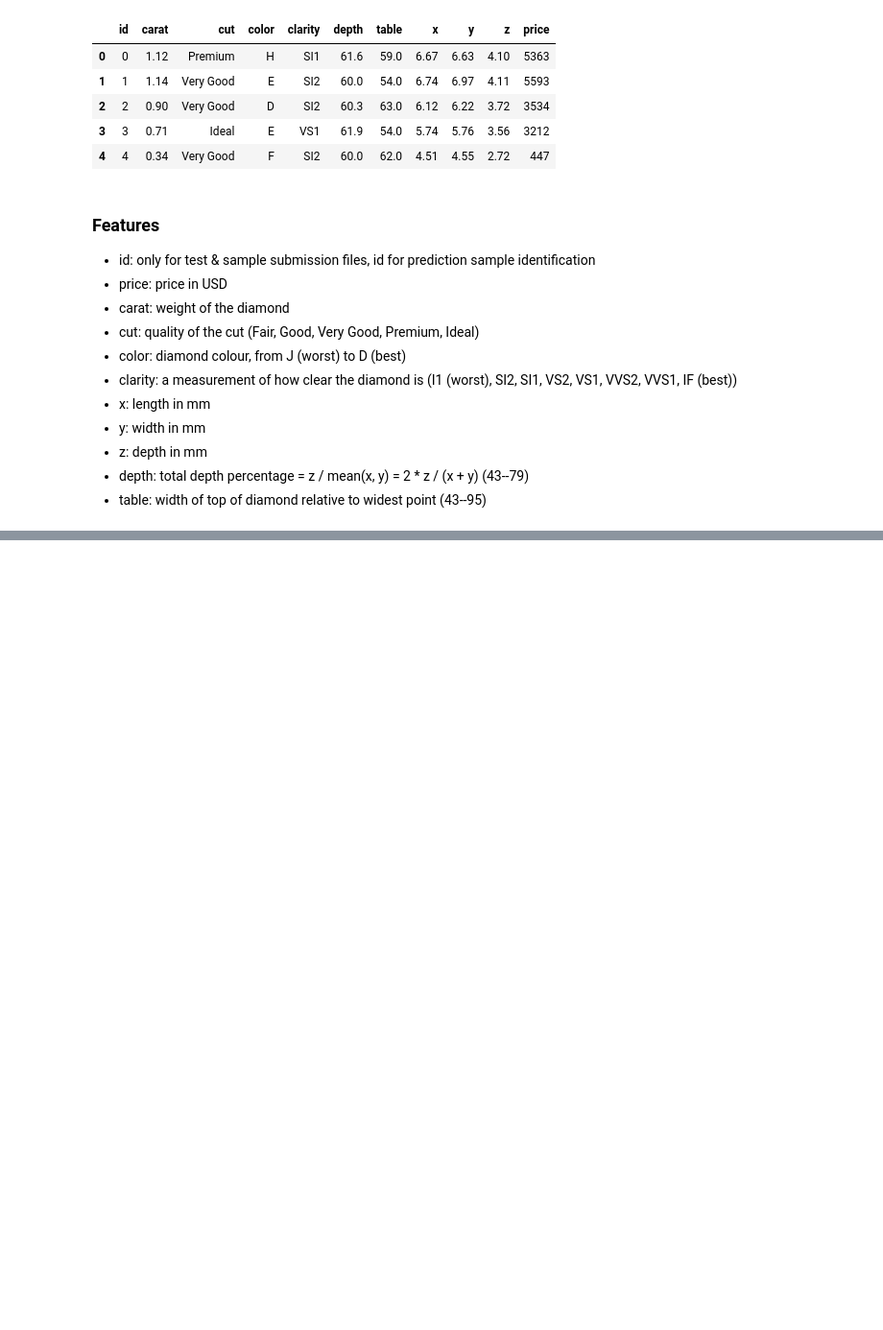
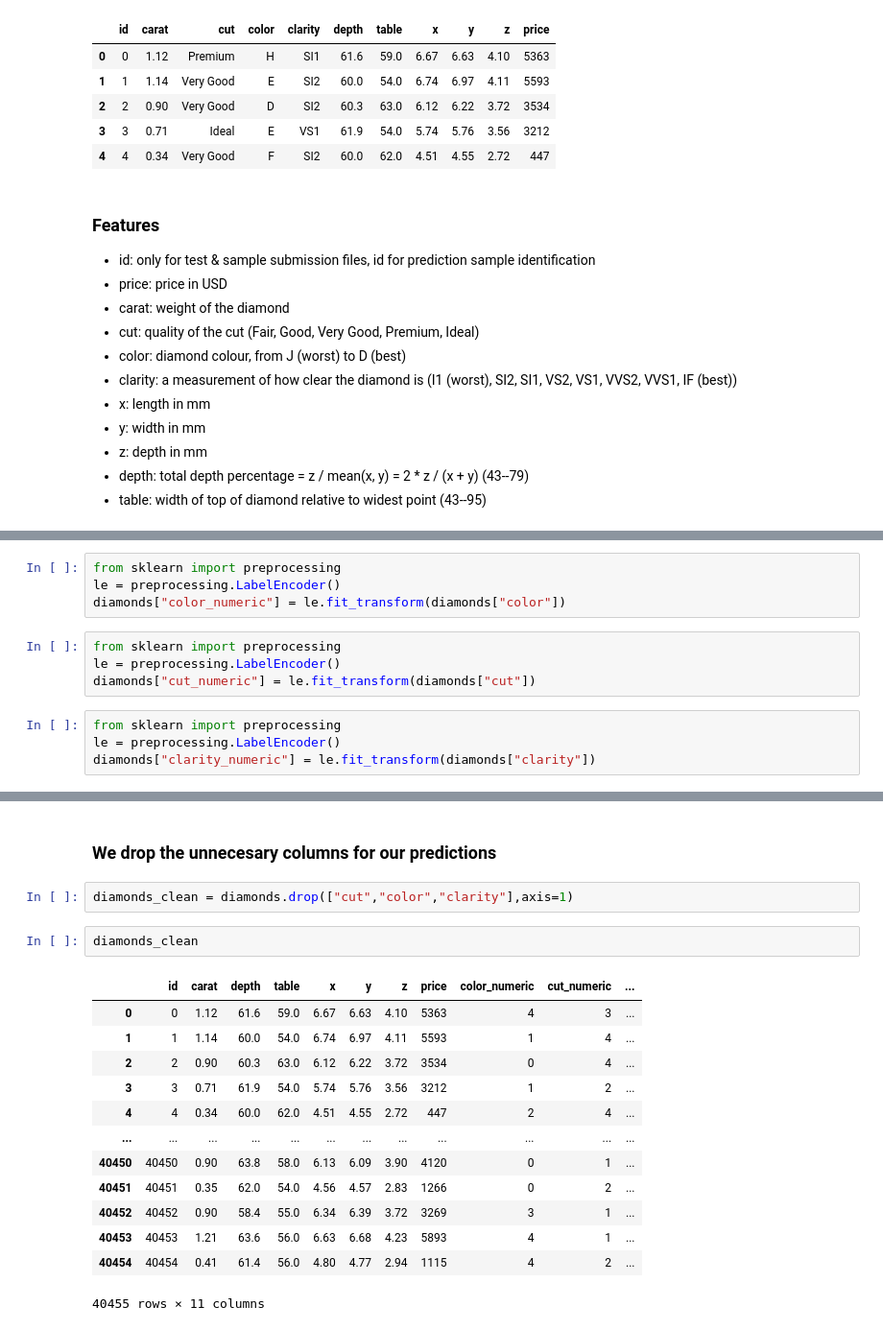
Before and after one commit to charliesherry/kaggle-competition, a Jupyter notebook: src/analisis.ipynb, the cells around one changed output, grey strips where cells are left out. Shown: that part at 96% size. Drawn from its saved outputs; the diff is of its cells as text; blank space fills up the shorter version.

```diff
--- a/src/analisis.ipynb
+++ b/src/analisis.ipynb
@@ -33,0 +80,12 @@ data.shape
+# %%
+from sklearn import preprocessing
+le = preprocessing.LabelEncoder()
+diamonds["color_numeric"] = le.fit_transform(diamonds["color"])
+# %%
+from sklearn import preprocessing
+le = preprocessing.LabelEncoder()
+diamonds["cut_numeric"] = le.fit_transform(diamonds["cut"])
+# %%
+from sklearn import preprocessing
+le = preprocessing.LabelEncoder()
+diamonds["clarity_numeric"] = le.fit_transform(diamonds["clarity"])
@@ -33,0 +101,20 @@ data.shape
+# %% [markdown]
+### We drop the unnecesary columns for our predictions
+# %%
+diamonds_clean = diamonds.drop(["cut","color","clarity"],axis=1)
+# %%
+diamonds_clean
+# %% [output]
+|  | id | carat | depth | table | x | y | z | price | color_numeric | cut_numeric | ... |
+| 0 | 0 | 1.12 | 61.6 | 59.0 | 6.67 | 6.63 | 4.10 | 5363 | 4 | 3 | ... |
+| 1 | 1 | 1.14 | 60.0 | 54.0 | 6.74 | 6.97 | 4.11 | 5593 | 1 | 4 | ... |
+| 2 | 2 | 0.90 | 60.3 | 63.0 | 6.12 | 6.22 | 3.72 | 3534 | 0 | 4 | ... |
+| 3 | 3 | 0.71 | 61.9 | 54.0 | 5.74 | 5.76 | 3.56 | 3212 | 1 | 2 | ... |
+| 4 | 4 | 0.34 | 60.0 | 62.0 | 4.51 | 4.55 | 2.72 | 447 | 2 | 4 | ... |
+| ... | ... | ... | ... | ... | ... | ... | ... | ... | ... | ... | ... |
+| 40450 | 40450 | 0.90 | 63.8 | 58.0 | 6.13 | 6.09 | 3.90 | 4120 | 0 | 1 | ... |
+| 40451 | 40451 | 0.35 | 62.0 | 54.0 | 4.56 | 4.57 | 2.83 | 1266 | 0 | 2 | ... |
+| 40452 | 40452 | 0.90 | 58.4 | 55.0 | 6.34 | 6.39 | 3.72 | 3269 | 3 | 1 | ... |
+| 40453 | 40453 | 1.21 | 63.6 | 56.0 | 6.63 | 6.68 | 4.23 | 5893 | 4 | 1 | ... |
+| 40454 | 40454 | 0.41 | 61.4 | 56.0 | 4.80 | 4.77 | 2.94 | 1115 | 4 | 2 | ... |
+40455 rows × 11 columns
```
Also changed, not shown: parts of 72 cells of this notebook, 8 other files.
